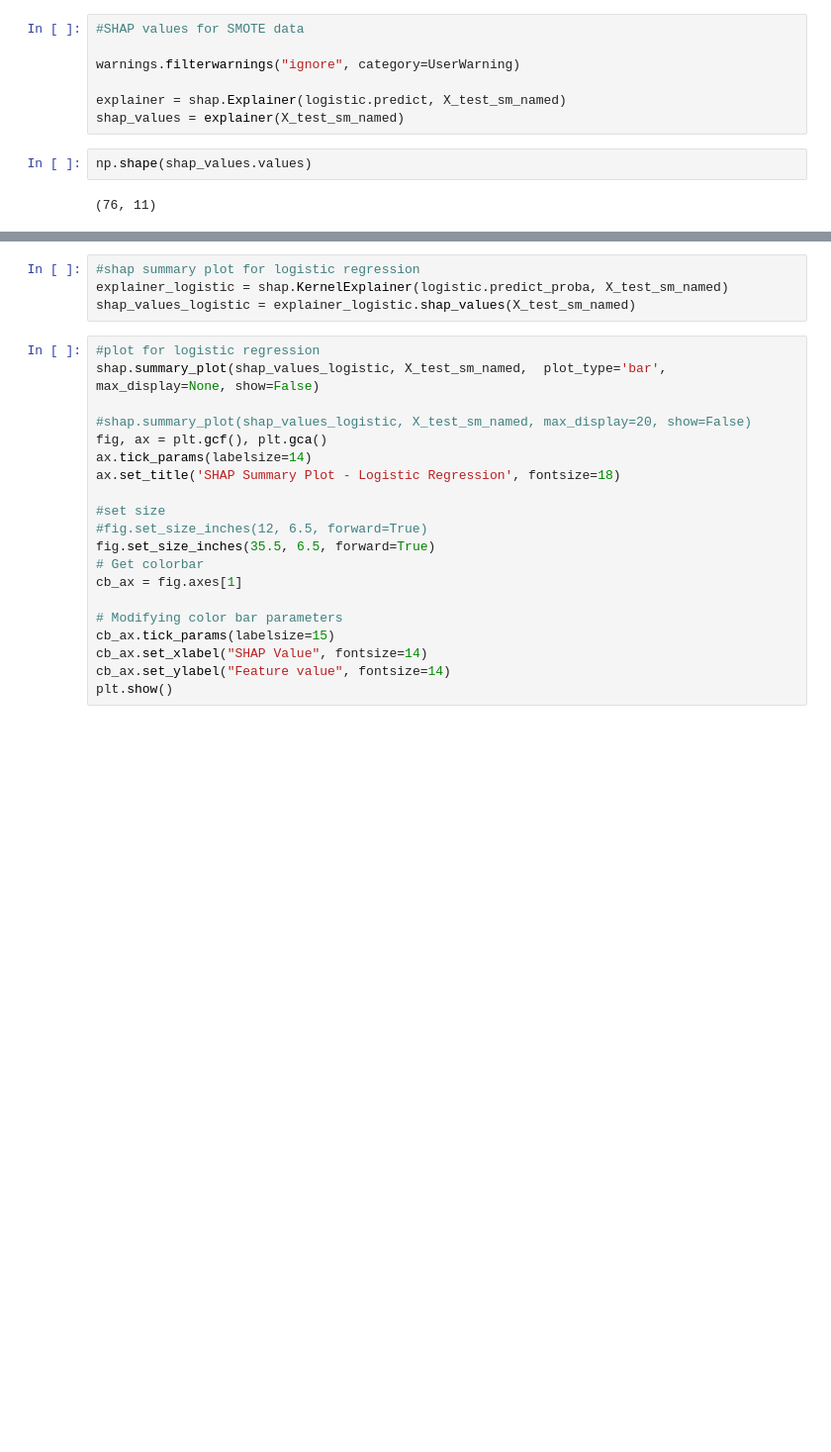
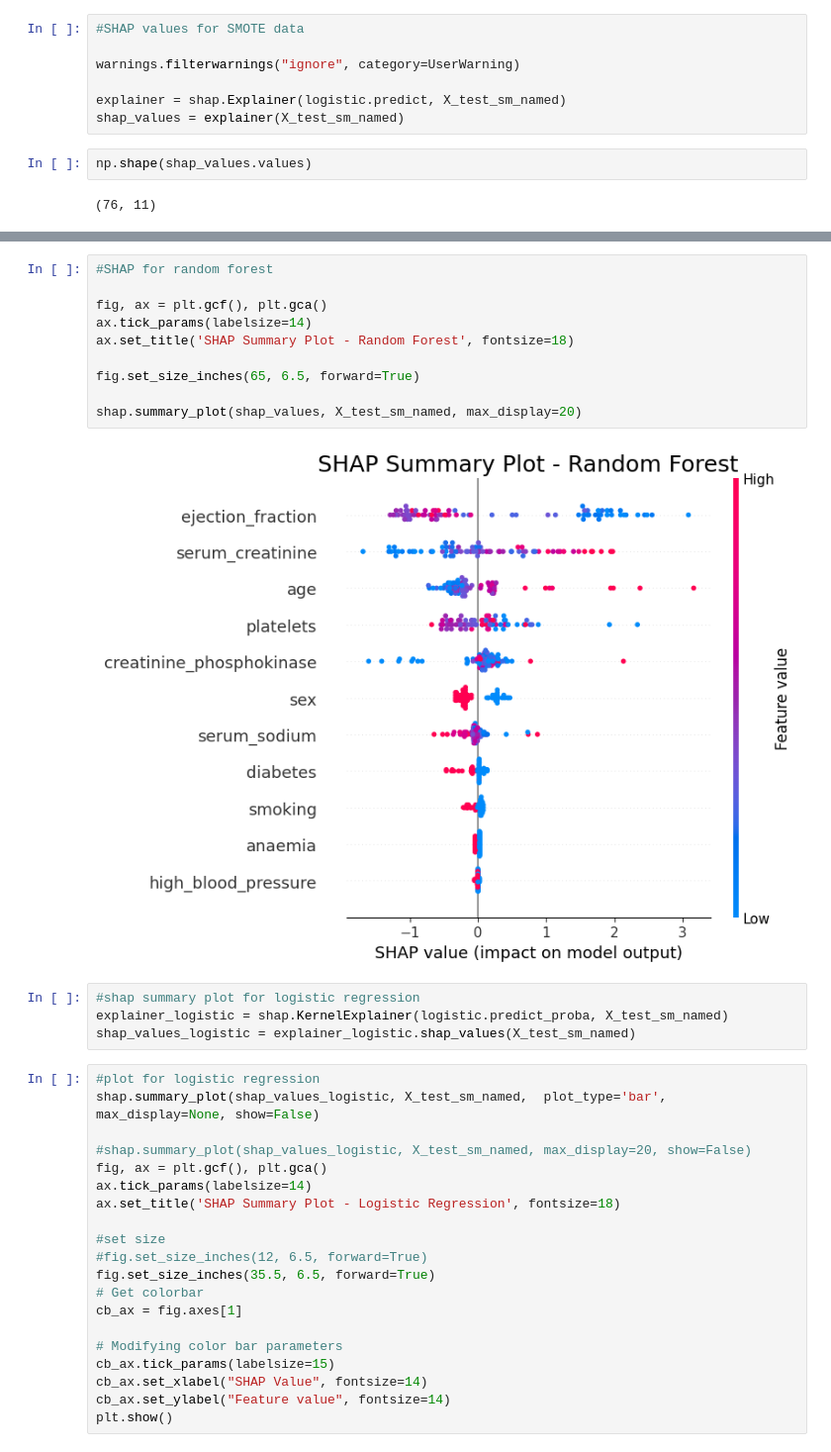
Before and after one commit to PilatusPy/capstone_3, a Jupyter notebook: heart_capstone/capstone_3_models_no_time_column.ipynb, the cells around one changed output, grey strips where cells are left out. Shown at 99% size. Saved outputs shown, nothing was run; the diff lists cells and outputs as text; blank space fills up the shorter version.

```diff
--- a/heart_capstone/capstone_3_models_no_time_column.ipynb
+++ b/heart_capstone/capstone_3_models_no_time_column.ipynb
@@ -642,3 +645,15 @@ shap.summary_plot(shap_values, X_test_sm_named)
+# %%
+#SHAP for random forest
+
+fig, ax = plt.gcf(), plt.gca()
+ax.tick_params(labelsize=14)
+ax.set_title('SHAP Summary Plot - Random Forest', fontsize=18)
+
+fig.set_size_inches(65, 6.5, forward=True)
+
+shap.summary_plot(shap_values, X_test_sm_named, max_display=20)
+# %% [output]
+[figure, added]
 # %%
 #shap summary plot for logistic regression
 explainer_logistic = shap.KernelExplainer(logistic.predict_proba, X_test_sm_named)
```
Also changed, not shown: parts of 26 cells of this notebook, 5 other files.
